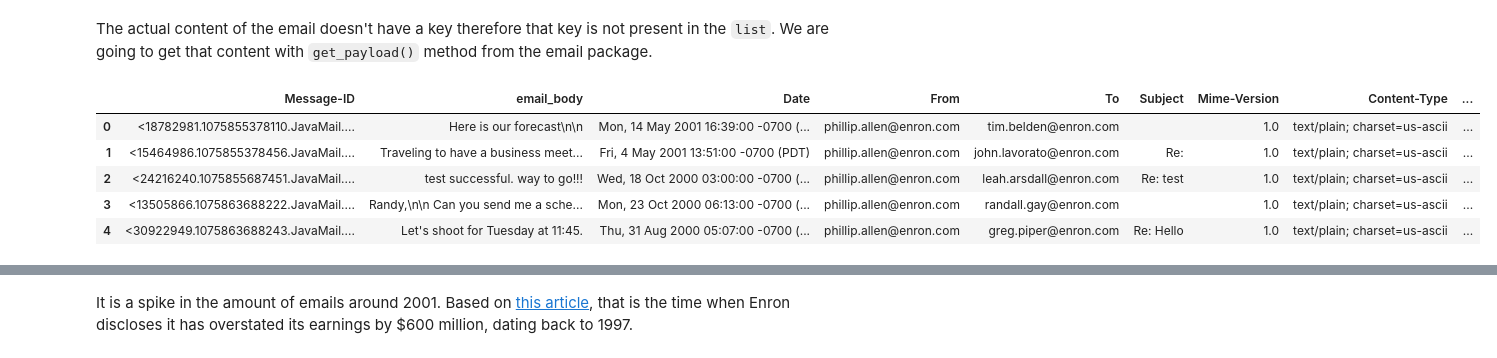
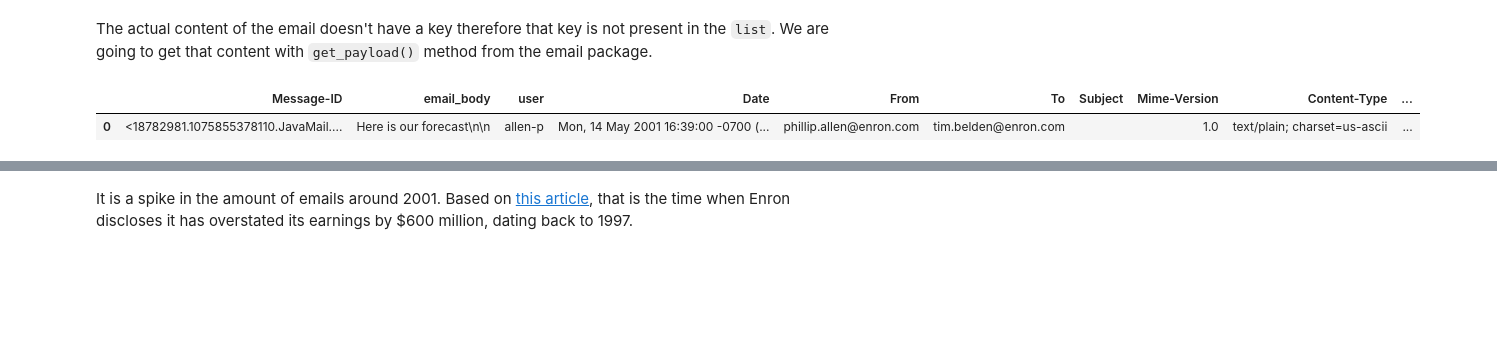
Before and after one commit to ural23/enron, a Jupyter notebook: Enron_Dataset_Analysis.ipynb, the cells around one changed output, grey strips where cells are left out. Cells and saved outputs as stored; diff of their text form; code cells hidden in the pictures; blank space fills up the shorter version.

```diff
--- a/Enron_Dataset_Analysis.ipynb
+++ b/Enron_Dataset_Analysis.ipynb
@@ -49,4 +22,0 @@ For now, I don't see how this data is useful. Probably, if the numbers are some
-# %%
-for key, message in enumerate(data['message'][:10]):
-    print(f'{key} => {message}')
-    print('=========================================\n')
@@ -140,14 +104,11 @@ df = pd.DataFrame()
 for key in emails_key:
     df[key] = [col_value[key] for col_value in emails]
     df['email_body'] = [email_content.get_payload() for email_content in emails]
+    df['user'] = data['file'].map(lambda file_path: file_path.split('/')[0])
 # %%
-df.head()
+df.head(1)
 # %% [output]
-|  | Message-ID | email_body | Date | From | To | Subject | Mime-Version | Content-Type | ... |
-| 0 | <18782981.1075855378110.JavaMail.... | Here is our forecast\n\n | Mon, 14 May 2001 16:39:00 -0700 (... | phillip.allen@enron.com | tim.belden@enron.com |  | 1.0 | text/plain; charset=us-ascii | ... |
-| 1 | <15464986.1075855378456.JavaMail.... | Traveling to have a business meet... | Fri, 4 May 2001 13:51:00 -0700 (PDT) | phillip.allen@enron.com | john.lavorato@enron.com | Re: | 1.0 | text/plain; charset=us-ascii | ... |
-| 2 | <24216240.1075855687451.JavaMail.... | test successful. way to go!!! | Wed, 18 Oct 2000 03:00:00 -0700 (... | phillip.allen@enron.com | leah.arsdall@enron.com | Re: test | 1.0 | text/plain; charset=us-ascii | ... |
-| 3 | <13505866.1075863688222.JavaMail.... | Randy,\n\n Can you send me a sche... | Mon, 23 Oct 2000 06:13:00 -0700 (... | phillip.allen@enron.com | randall.gay@enron.com |  | 1.0 | text/plain; charset=us-ascii | ... |
-| 4 | <30922949.1075863688243.JavaMail.... | Let's shoot for Tuesday at 11:45. | Thu, 31 Aug 2000 05:07:00 -0700 (... | phillip.allen@enron.com | greg.piper@enron.com | Re: Hello | 1.0 | text/plain; charset=us-ascii | ... |
+|  | Message-ID | email_body | user | Date | From | To | Subject | Mime-Version | Content-Type | ... |
+| 0 | <18782981.1075855378110.JavaMail.... | Here is our forecast\n\n | allen-p | Mon, 14 May 2001 16:39:00 -0700 (... | phillip.allen@enron.com | tim.belden@enron.com |  | 1.0 | text/plain; charset=us-ascii | ... |
 # %%
 df.drop(['Content-Transfer-Encoding', 'Content-Type', 'Mime-Version'], axis=1, inplace=True)
```
Also changed, not shown: parts of 28 cells of this notebook.
